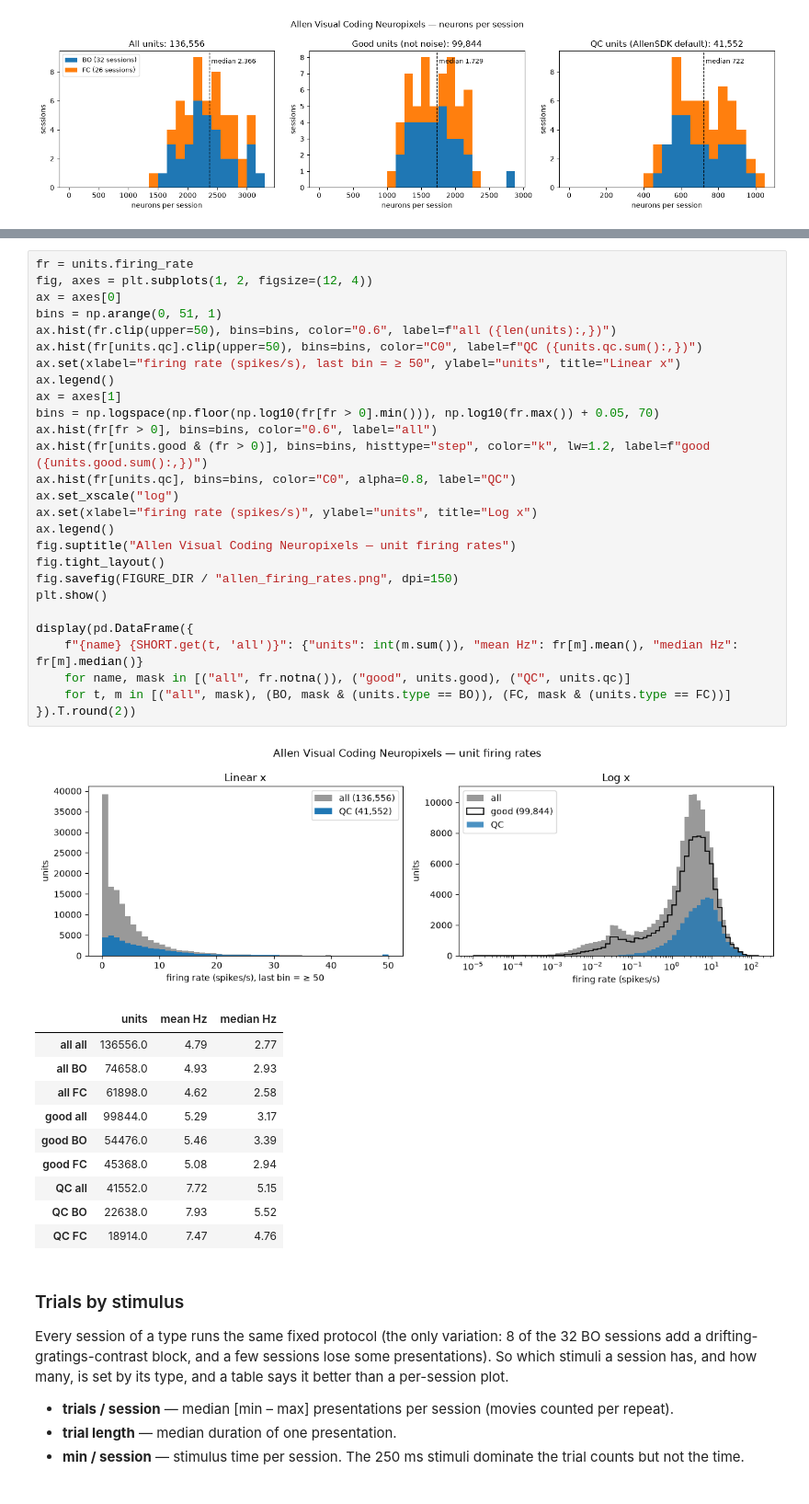
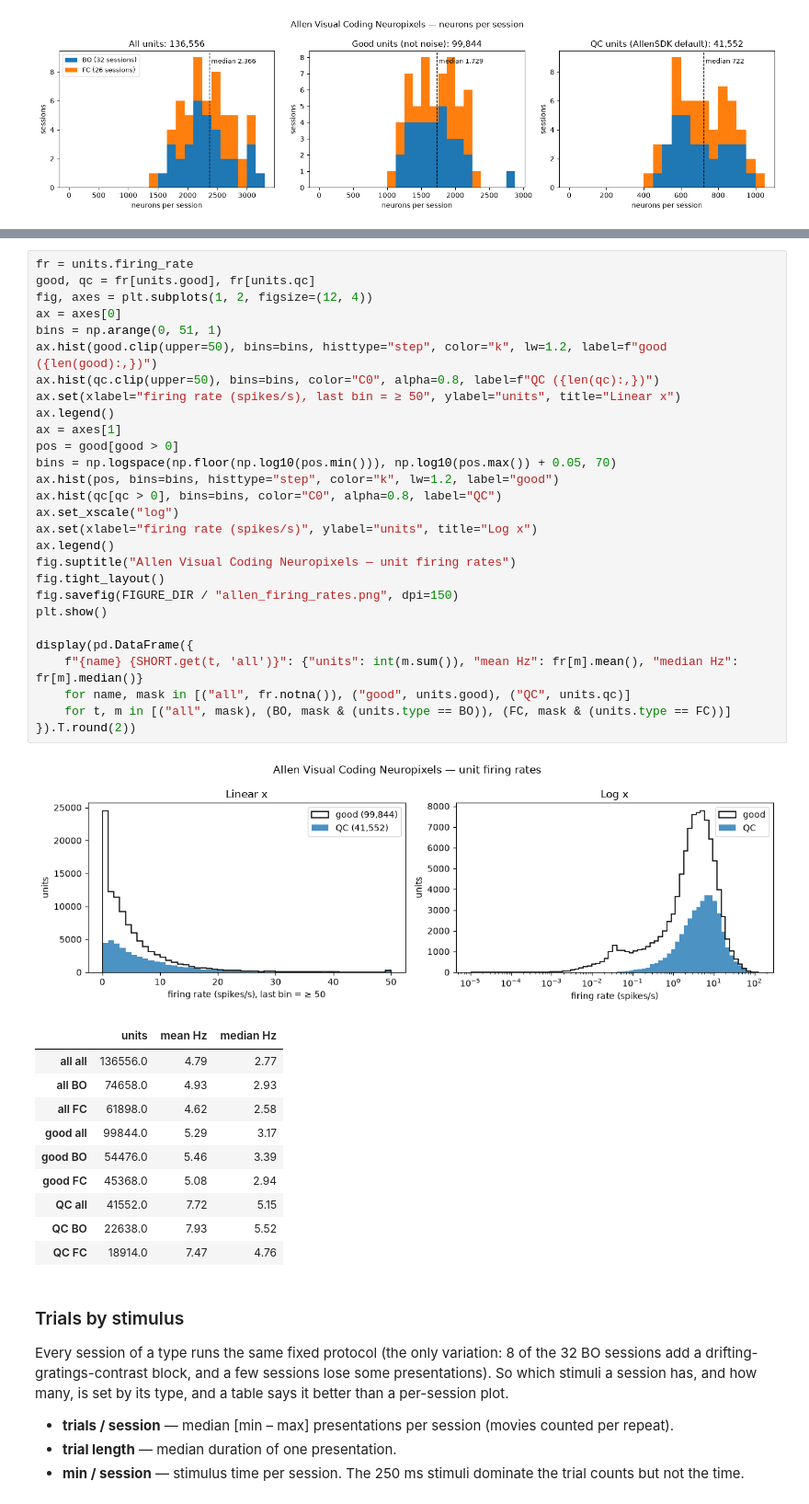
Before and after one commit to iroblesrazzaq/ladys, a Jupyter notebook: tutorials/allen_inventory.ipynb, the cells around one changed output, grey strips where cells are left out. Shown at 92% size. Saved outputs shown, nothing was run; the diff lists cells and outputs as text.

```diff
--- a/tutorials/allen_inventory.ipynb
+++ b/tutorials/allen_inventory.ipynb
@@ -228,32 +430,33 @@ blue = QC. The QC presence-ratio cut removes most of the very low-rate units.
 # %%
 fr = units.firing_rate
+good, qc = fr[units.good], fr[units.qc]
 fig, axes = plt.subplots(1, 2, figsize=(12, 4))
 ax = axes[0]
 bins = np.arange(0, 51, 1)
-ax.hist(fr.clip(upper=50), bins=bins, color="0.6", label=f"all ({len(units):,})")
-ax.hist(fr[units.qc].clip(upper=50), bins=bins, color="C0", label=f"QC ({units.qc.sum():,})")
+ax.hist(good.clip(upper=50), bins=bins, histtype="step", color="k", lw=1.2, label=f"good ({len(good):,})")
+ax.hist(qc.clip(upper=50), bins=bins, color="C0", alpha=0.8, label=f"QC ({len(qc):,})")
 ax.set(xlabel="firing rate (spikes/s), last bin = ≥ 50", ylabel="units", title="Linear x")
 ax.legend()
 ax = axes[1]
-bins = np.logspace(np.floor(np.log10(fr[fr > 0].min())), np.log10(fr.max()) + 0.05, 70)
-ax.hist(fr[fr > 0], bins=bins, color="0.6", label="all")
-ax.hist(fr[units.good & (fr > 0)], bins=bins, histtype="step", color="k", lw=1.2, label=f"good ({units.good.sum():,})")
-ax.hist(fr[units.qc], bins=bins, color="C0", alpha=0.8, label="QC")
+pos = good[good > 0]
+bins = np.logspace(np.floor(np.log10(pos.min())), np.log10(pos.max()) + 0.05, 70)
+ax.hist(pos, bins=bins, histtype="step", color="k", lw=1.2, label="good")
+ax.hist(qc[qc > 0], bins=bins, color="C0", alpha=0.8, label="QC")
 ax.set_xscale("log")
 ax.set(xlabel="firing rate (spikes/s)", ylabel="units", title="Log x")
 ax.legend()
 fig.suptitle("Allen Visual Coding Neuropixels — unit firing rates")
 fig.tight_layout()
 fig.savefig(FIGURE_DIR / "allen_firing_rates.png", dpi=150)
 plt.show()
 
 display(pd.DataFrame({
     f"{name} {SHORT.get(t, 'all')}": {"units": int(m.sum()), "mean Hz": fr[m].mean(), "median Hz": fr[m].median()}
     for name, mask in [("all", fr.notna()), ("good", units.good), ("QC", units.qc)]
     for t, m in [("all", mask), (BO, mask & (units.type == BO)), (FC, mask & (units.type == FC))]
 }).T.round(2))
 # %% [output]
-[figure, old version]
+[figure, new version]
 |  | units | mean Hz | median Hz |
 | all all | 136556.0 | 4.79 | 2.77 |
 | all BO | 74658.0 | 4.93 | 2.93 |
```
Also changed, not shown: parts of 6 cells of this notebook, 6 other files.
